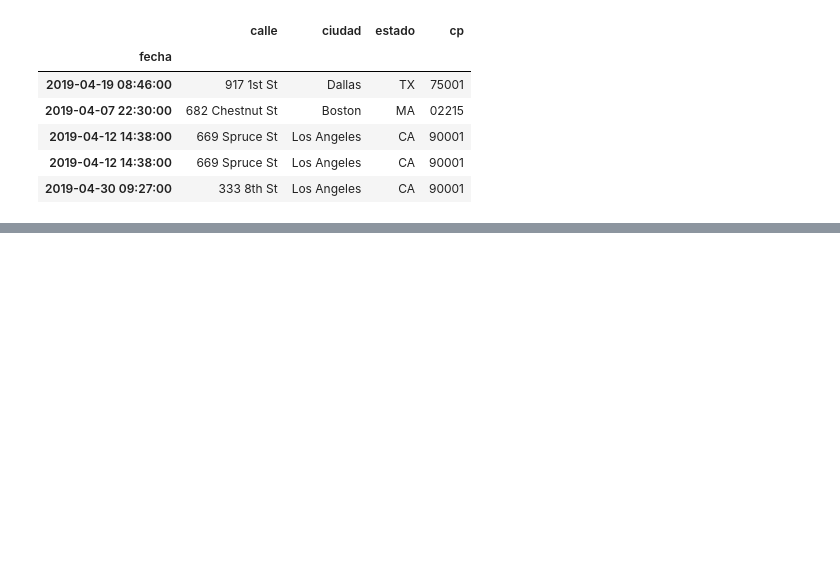
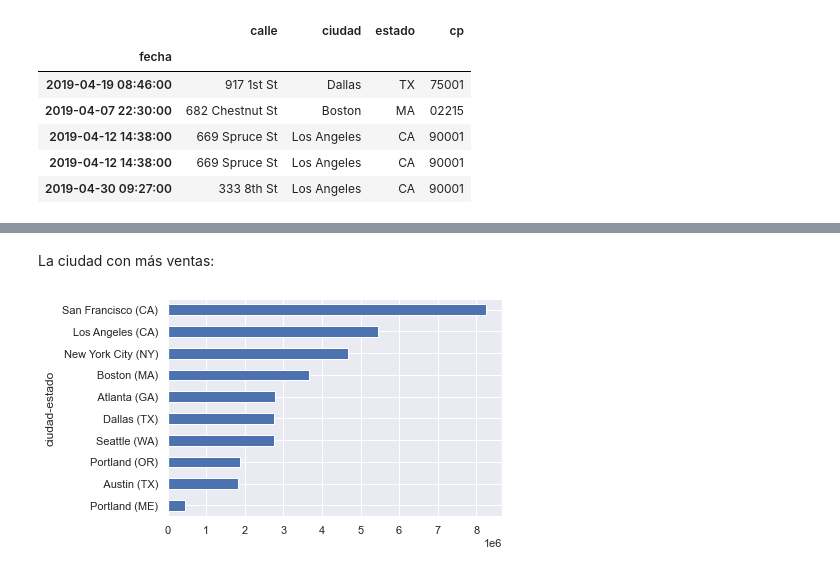
Before and after one commit to neto-riga/DataScience, a Jupyter notebook: analysis/6_Store_Sales.ipynb, the cells around one changed output, grey strips where cells are left out. Cells and saved outputs as stored; diff of their text form; code cells hidden in the pictures; blank space fills up the shorter version.

```diff
--- a/analysis/6_Store_Sales.ipynb
+++ b/analysis/6_Store_Sales.ipynb
@@ -301,0 +335,6 @@ all_data.head()
+# %% [markdown]
+La ciudad con más ventas:
+# %%
+all_data.groupby("ciudad-estado")["total_venta"].sum().sort_values().plot(kind="barh");
+# %% [output]
+[figure, added]
```
Also changed, not shown: parts of 44 cells of this notebook.
